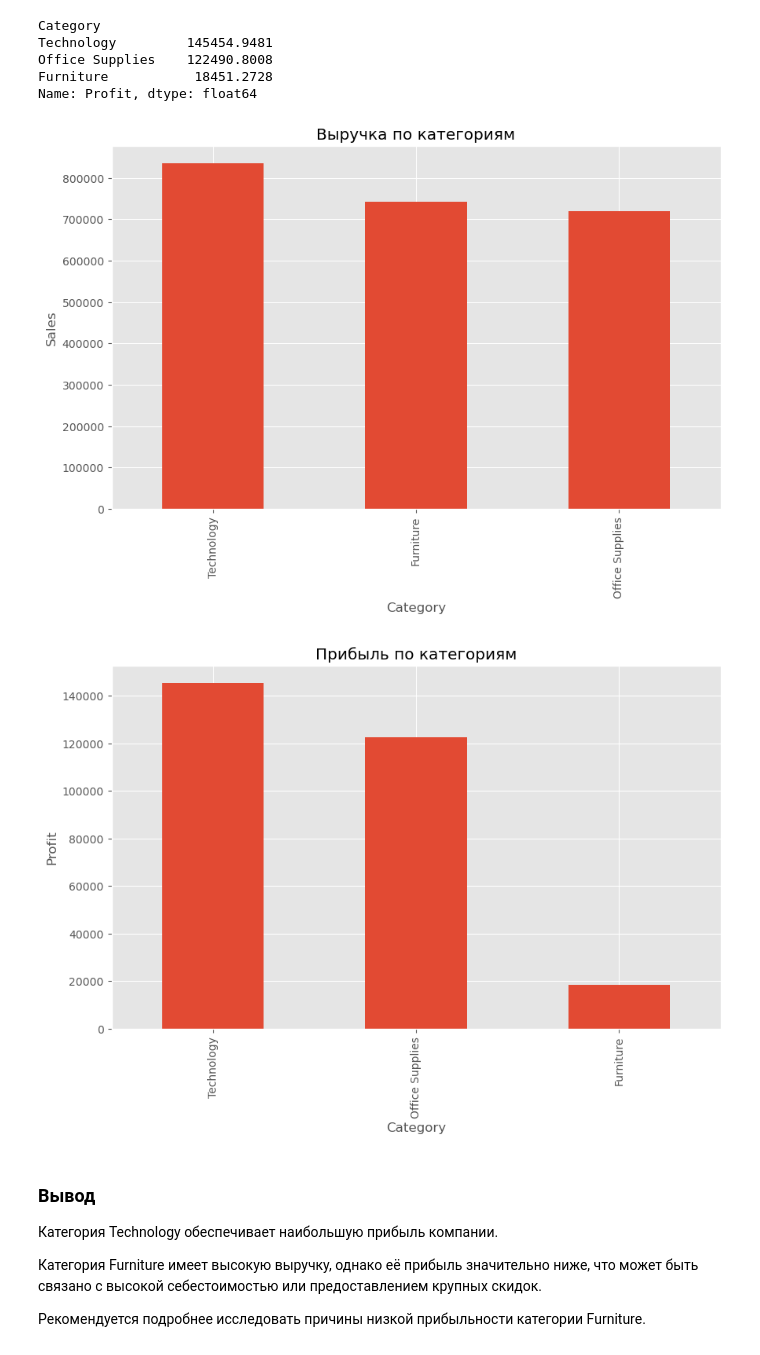
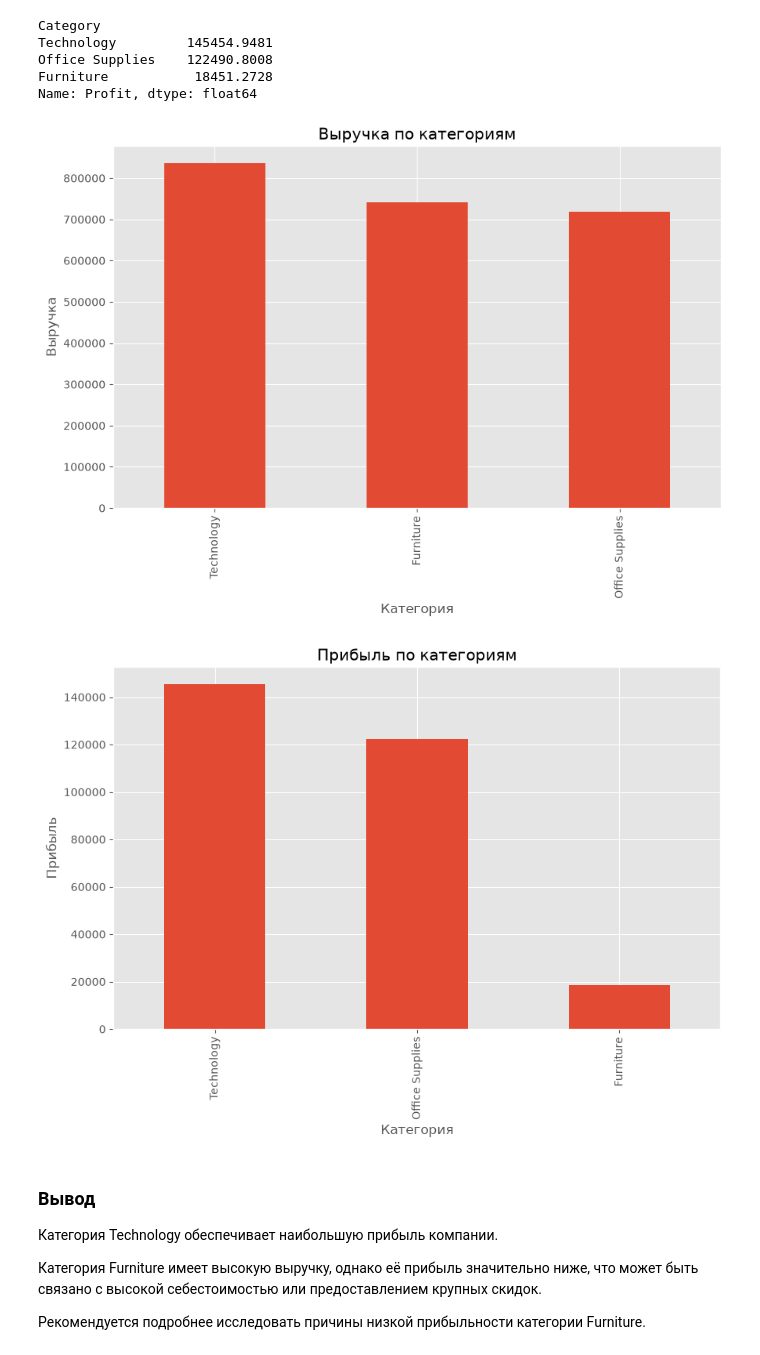
Before and after one commit to KseniaNos/sales-analysis, a Jupyter notebook: notebook.ipynb, the cells around one changed output. Cells and saved outputs as stored; diff of their text form; code cells hidden in the pictures.

```diff
--- a/notebook.ipynb
+++ b/notebook.ipynb
@@ -277,23 +252,26 @@ Name: Profit, dtype: float64
 # %%
 category_sales.plot(
     kind="bar",
-    title="Выручка по категориям"
+    title="Выручка по категориям",
+    xlabel="Категория",
+    ylabel="Выручка"
 )
 
-plt.ylabel("Sales")
+
 plt.show()
 # %% [output]
-[figure, old version]
+[figure, new version]
 # %%
 category_profit.plot(
     kind="bar",
-    title="Прибыль по категориям"
+    title="Прибыль по категориям",
+    xlabel="Категория",
+    ylabel="Прибыль"
 )
 
-plt.ylabel("Profit")
 plt.show()
 # %% [output]
-[figure, old version]
+[figure, new version]
 # %% [markdown]
 ### Вывод
 
```
Also changed, not shown: parts of 97 cells of this notebook.
